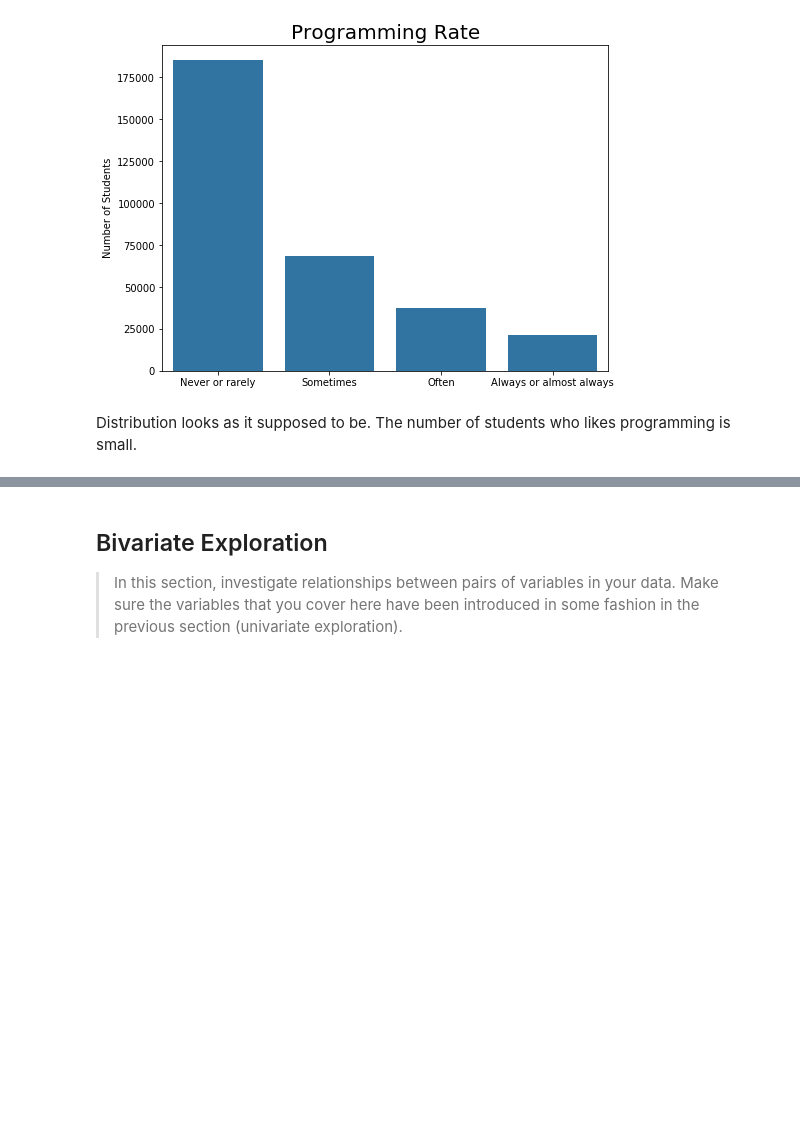
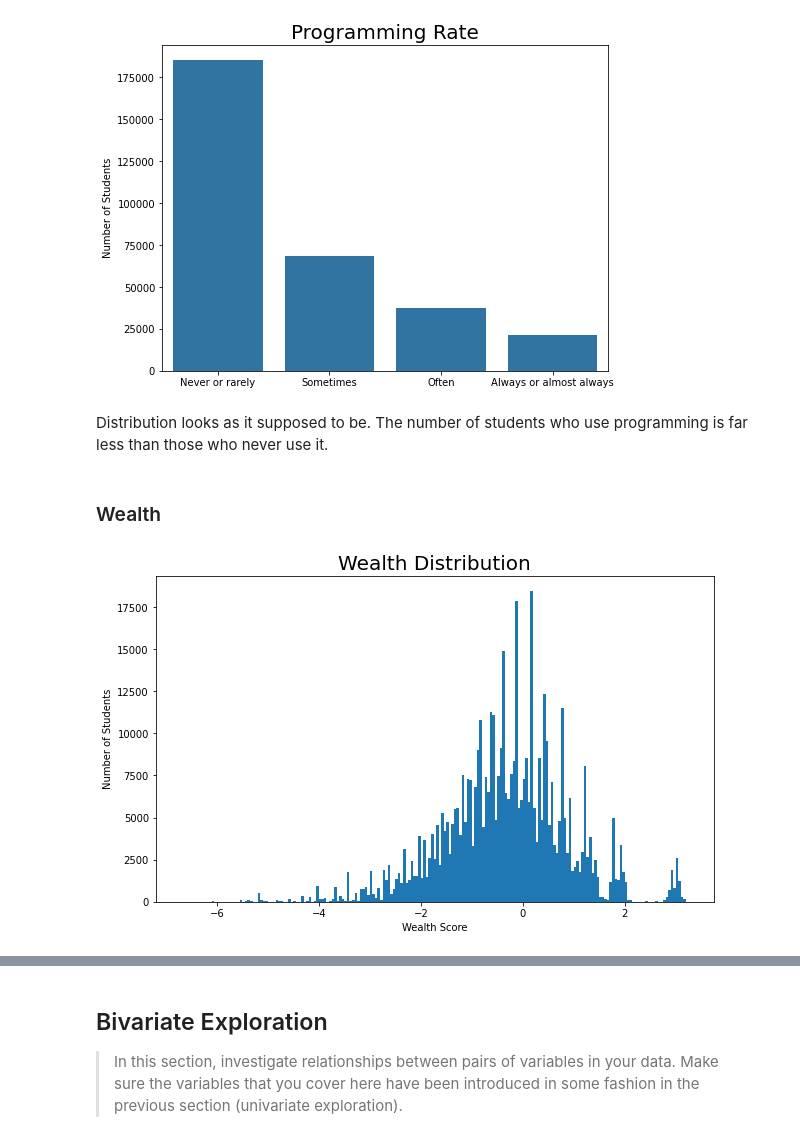
Before and after one commit to yamontv/pisa2012_visualization, a Jupyter notebook: exploration.ipynb, the cells around one changed output, grey strips where cells are left out. Drawn from its saved outputs; the diff is of its cells as text; code cells hidden in the pictures; blank space fills up the shorter version.

```diff
--- a/exploration.ipynb
+++ b/exploration.ipynb
@@ -131,4 +158,22 @@ plt.savefig('img/programming.png', dpi=200, bbox_inches="tight")
 # %% [output]
 [figure]
 # %% [markdown]
-Distribution looks as it supposed to be. The number of students who likes programming is small.
+Distribution looks as it supposed to be. The number of students who use programming is far less than those who never use it.
+# %% [markdown]
+### Wealth
+# %%
+# Create appropriate bins
+binsize = 0.05
+bins = np.arange(df['wealth'].min()-binsize, df['wealth'].max()+binsize, binsize)
+
+# Plot
+plt.figure(figsize=[10, 6])
+plt.hist(data = df, x = 'wealth', bins = bins)
+plt.title('Wealth Distribution', size=20)
+plt.ylabel('Number of Students')
+plt.xlabel('Wealth Score')
+
+# Save
+plt.savefig('img/wealth_dist.png', dpi=200, bbox_inches="tight");
+# %% [output]
+[figure, added]
```
Also changed, not shown: parts of 12 cells of this notebook, 7 other files.
